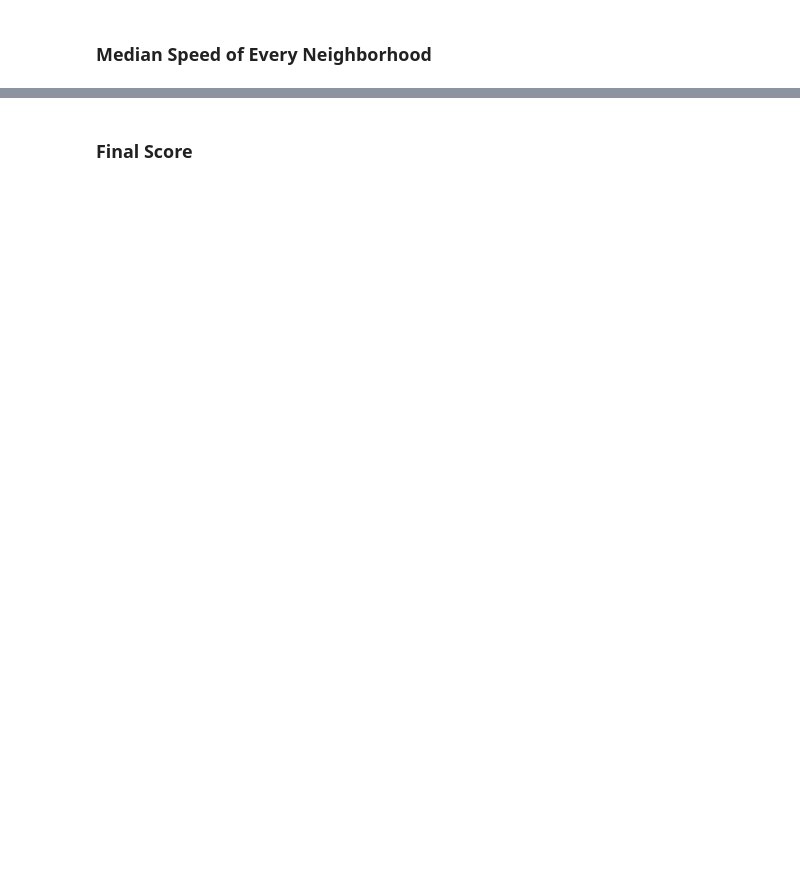
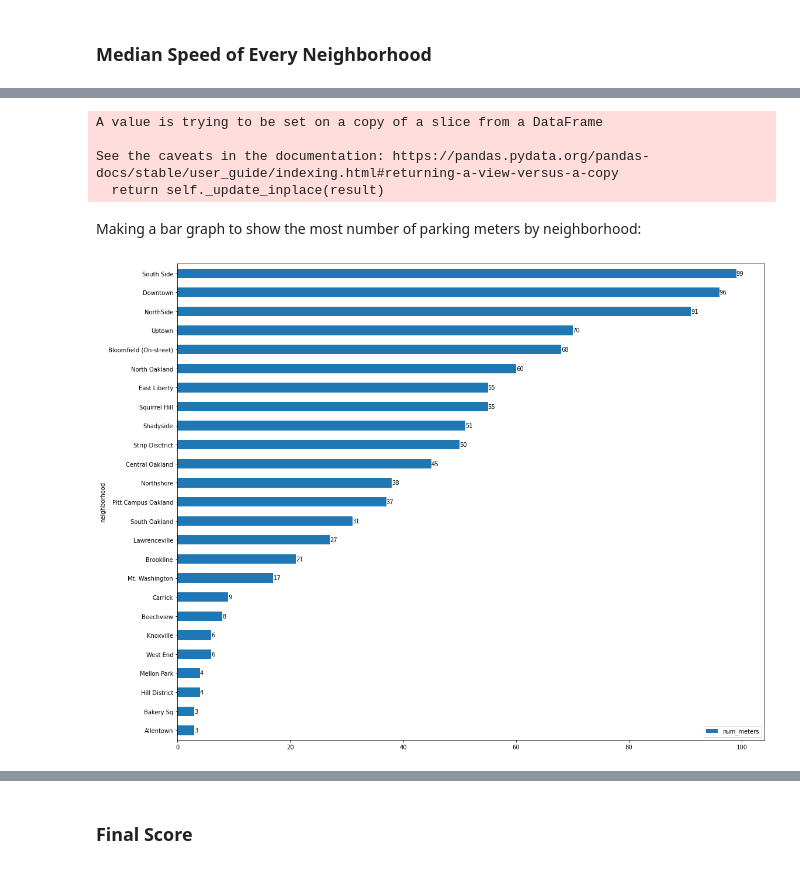
Before and after one commit to drew-whiteside/cmpinf_0010_final, a Jupyter notebook: Final_Presentation_APR21.ipynb, the cells around one changed output, grey strips where cells are left out. Drawn from its saved outputs; the diff is of its cells as text; code cells hidden in the pictures; blank space fills up the shorter version.

```diff
--- a/Final_Presentation_APR21.ipynb
+++ b/Final_Presentation_APR21.ipynb
@@ -166,0 +230,53 @@ Based on the traffic count data. I think that *South Side Flats* would be the be
+# %%
+active_on_streets_min = active_on_streets[['zone', 'rate']]
+# %%
+zones_dic = {
+
+    'Downtown 2' : 'Downtown',
+    'Downtown 1' : 'Downtown',
+    'Oakland 1' : 'South Oakland',
+    'Oakland 2' : 'Pitt Campus Oakland', #Pitt campus
+    'Oakland 3' : 'North Oakland',
+    'Oakland 4' : 'Central Oakland',
+    'SS & SSW' : 'South Side',
+}
+
+rates_dic = {
+    '$1.50/hr' : 1.5,
+    '$1/hr' : 1,
+    '$3/hr' : 3,
+    '$4/hr' : 4,
+    '$.50/hr' :  0.5,
+    '$2.50/hr' : 2.5,
+    '$1.50($2 after 2pm)/hr' : 1.5,
+    '$3($2.50 after 2pm)/hr' : 3,
+    '$1.75/hr' : 1.75,
+    '$2/hr' : 2,
+
+}
+
+combined_df = active_on_streets_min
+combined_df['zone'].replace(zones_dic, inplace=True)
+combined_df = combined_df[combined_df.rate != 'Multi-Rate']
+combined_df['rate'].replace(rates_dic, inplace=True)
+# %% [output]
+A value is trying to be set on a copy of a slice from a DataFrame
+
+See the caveats in the documentation: https://pandas.pydata.org/pandas-docs/stable/user_guide/indexing.html#returning-a-view-versus-a-copy
+  return self._update_inplace(result)
+# %%
+meter_counts = combined_df.groupby('zone')['rate'].count()
+rate_averages = combined_df.groupby('zone')['rate'].mean()
+# %%
+new_df = pd.DataFrame(list(zip(meter_counts.keys(), meter_counts, rate_averages)), columns=['neighborhood', 'num_meters', 'rate_average'])
+new_df['meters_div_rate'] = new_df['num_meters'] / new_df['rate_average']
+new_df.sort_values(by='num_meters', inplace=True)
+# %% [markdown]
+Making a bar graph to show the most number of parking meters by neighborhood:
+# %%
+ax = new_df.plot.barh(x='neighborhood', y='num_meters', figsize=(18,15))
+
+for container in ax.containers:
+    ax.bar_label(container)
+# %% [output]
+[figure, added]
```
Also changed, not shown: parts of 27 cells of this notebook.
